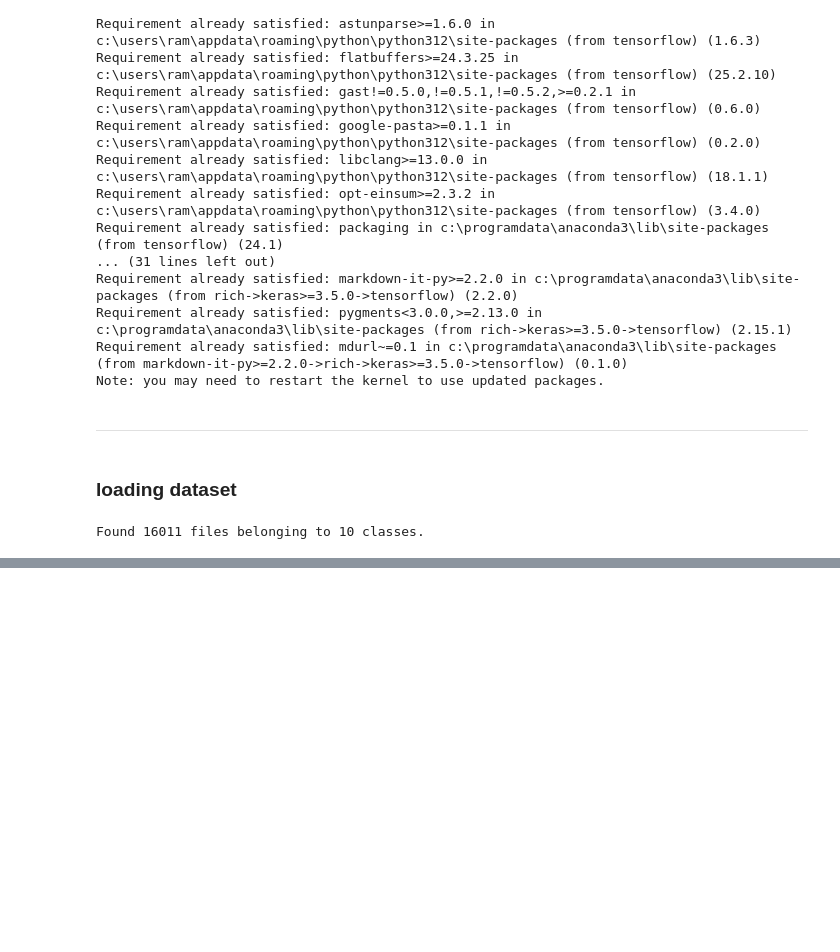
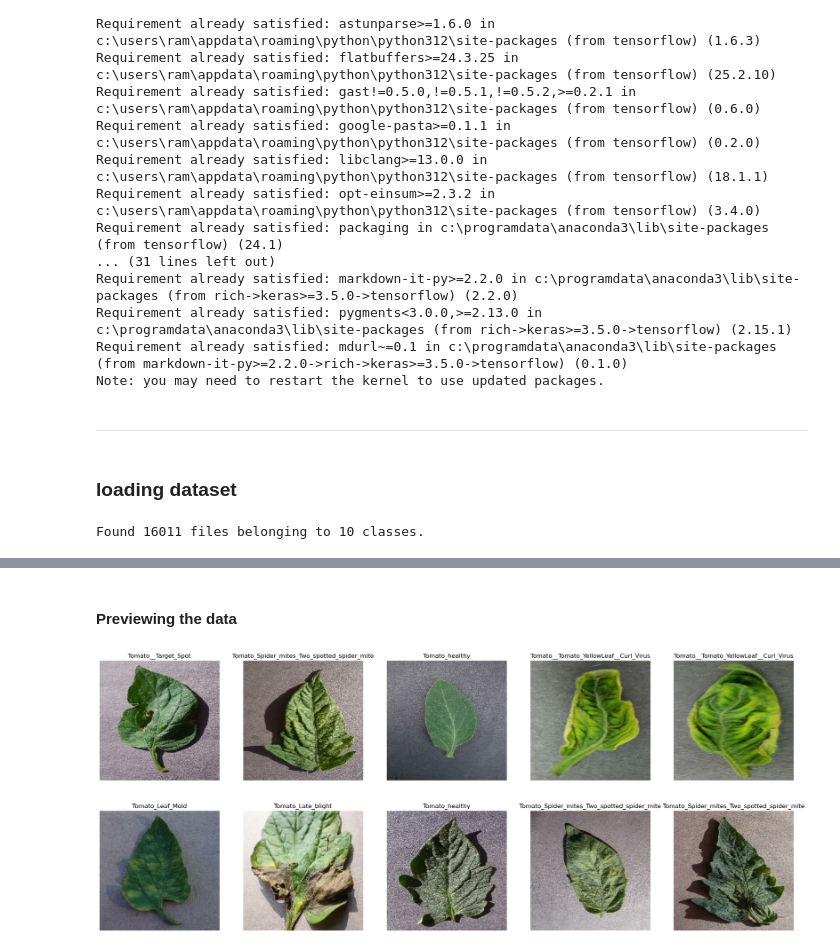
Before and after one commit to saroj-paudel/SmartKishan_Project, a Jupyter notebook: modelTraining.ipynb, the cells around one changed output, grey strips where cells are left out. Cells and saved outputs as stored; diff of their text form; code cells hidden in the pictures; blank space fills up the shorter version.

Commit message:
splitting the dataset

```diff
--- a/modelTraining.ipynb
+++ b/modelTraining.ipynb
@@ -42,3 +42,6 @@ dataset = tf.keras.preprocessing.image_dataset_from_directory(
 )
 # %% [output]
 Found 16011 files belonging to 10 classes.
+# %%
+class_names = dataset.class_names
+class_names
@@ -44,0 +59,12 @@ Found 16011 files belonging to 10 classes.
+# %% [markdown]
+#### Previewing the data
+# %%
+plt.figure(figsize=(25,10))
+for img_batch, label_batch in dataset.take(1):
+    for i in range(10):
+        plt.subplot(2,5,i+1)
+        plt.imshow(img_batch[i].numpy().astype('uint8'))
+        plt.title(class_names[label_batch[i]])
+        plt.axis('off')
+# %% [output]
+[figure, added]
```
Also changed, not shown: parts of 4 cells of this notebook.
